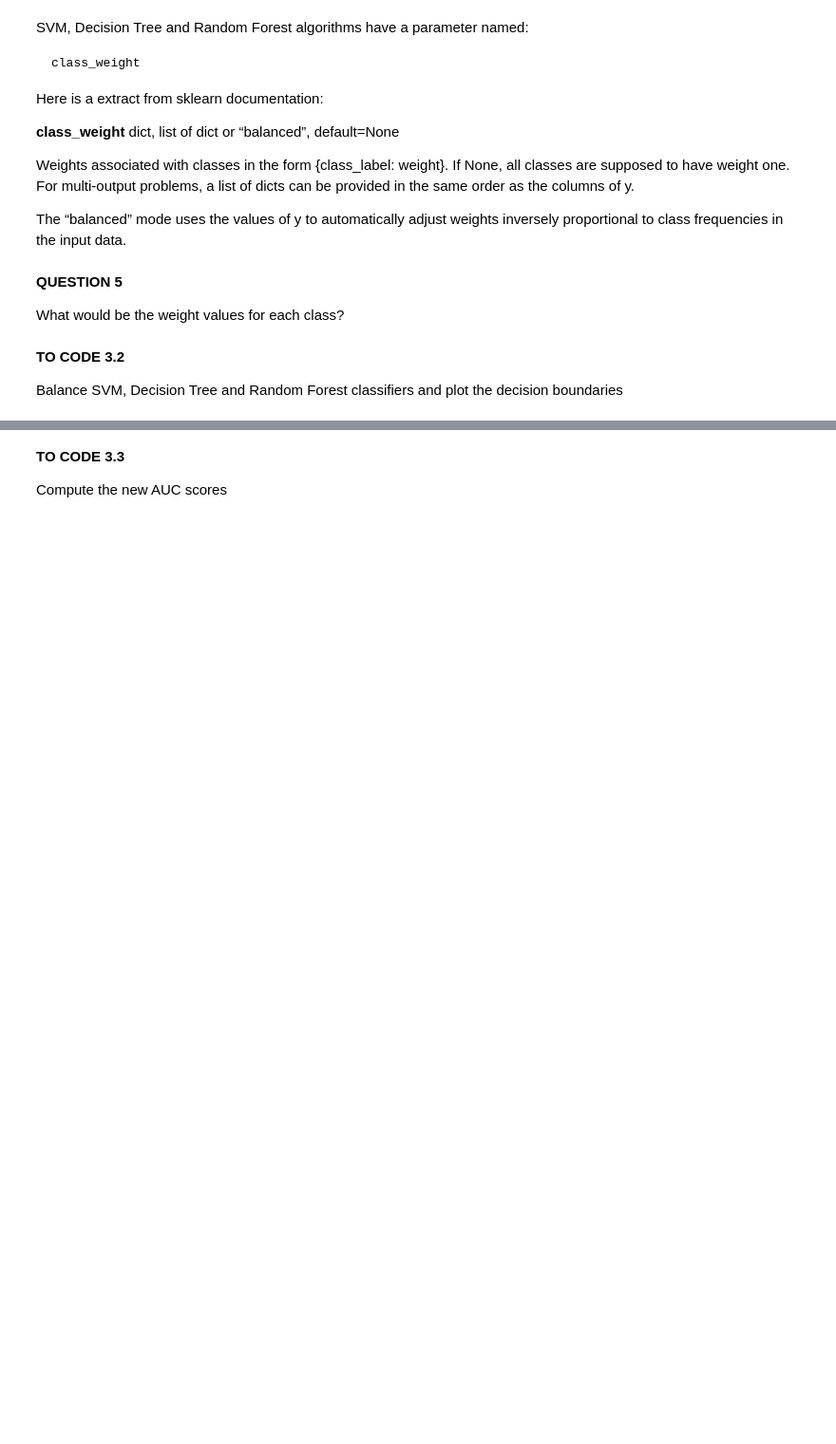
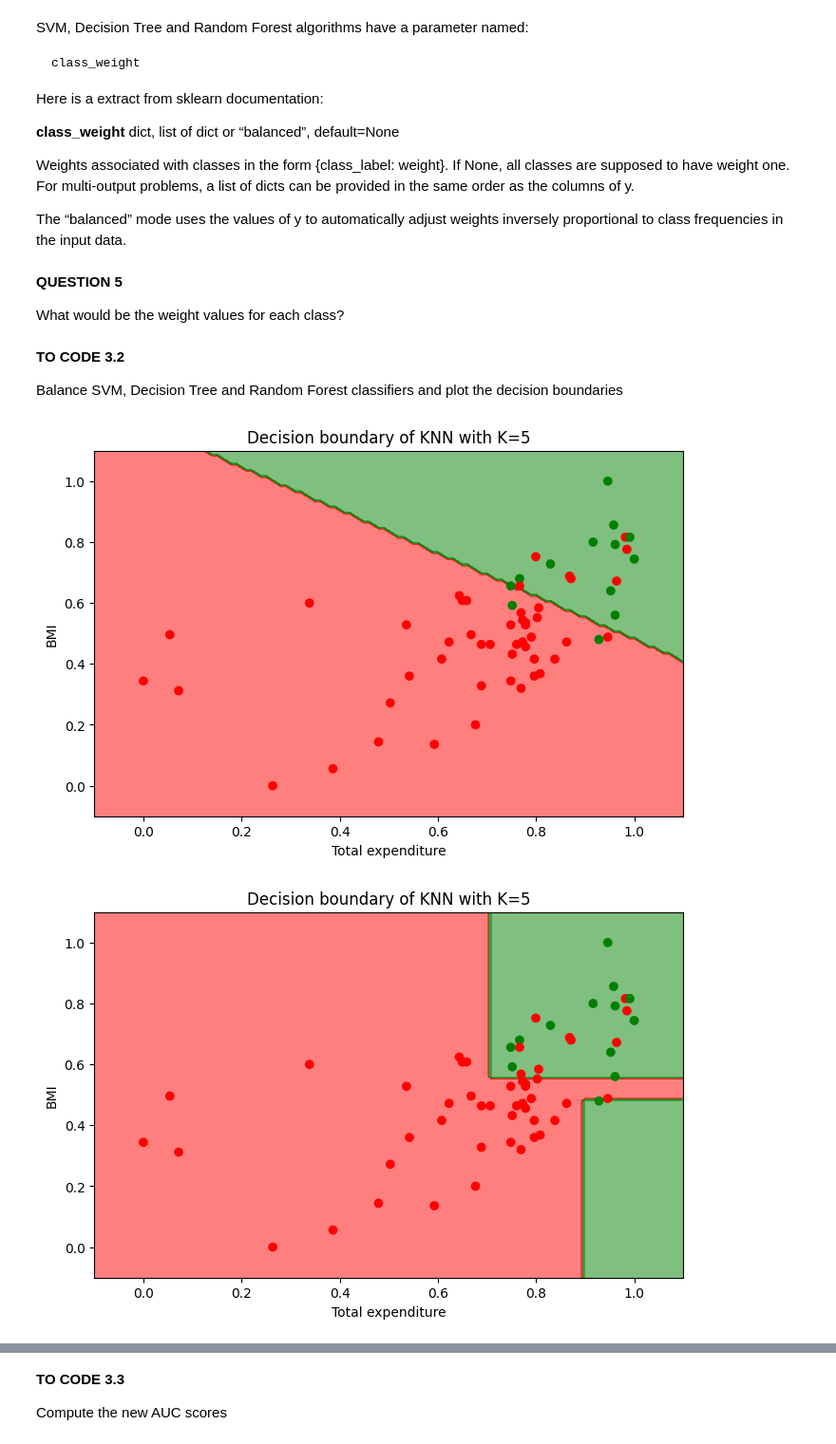
Before and after one commit to MurphLaws/Exp, a Jupyter notebook: Machine Learning/TP2_Classification.ipynb, the cells around one changed output, grey strips where cells are left out. Shown at 95% size. Drawn from its saved outputs; the diff is of its cells as text; code cells hidden in the pictures; blank space fills up the shorter version.

```diff
--- a/Machine Learning/TP2_Classification.ipynb
+++ b/Machine Learning/TP2_Classification.ipynb
@@ -346,3 +346,26 @@ What would be the weight values for each class?
 **TO CODE 3.2**
 
 Balance SVM, Decision Tree and Random Forest classifiers and plot the decision boundaries
+# %%
+# Balance the svm, decision tree, and random forest classifiers by modifying the class_weight parameter
+
+clf2 = SVC(C=2.0, kernel='linear', probability = True, class_weight='balanced')
+clf2.fit(np_X_norm, np_Y)
+
+plot_decision_boundary(clf2, np_X_norm, np_Y)
+
+
+clf3 = DecisionTreeClassifier(max_depth=3, class_weight='balanced')
+clf3.fit(np_X_norm, np_Y)
+
+plot_decision_boundary(clf3, np_X_norm, np_Y)
+
+
+
+clf4 = RandomForestClassifier(max_depth=3, class_weight='balanced')
+clf4.fit(np_X_norm, np_Y)
+
+plot_decision_boundary(clf4, np_X_norm, np_Y)
+# %% [output]
+[figure, added]
+[figure, added]
```
Also changed, not shown: parts of 8 cells of this notebook.
